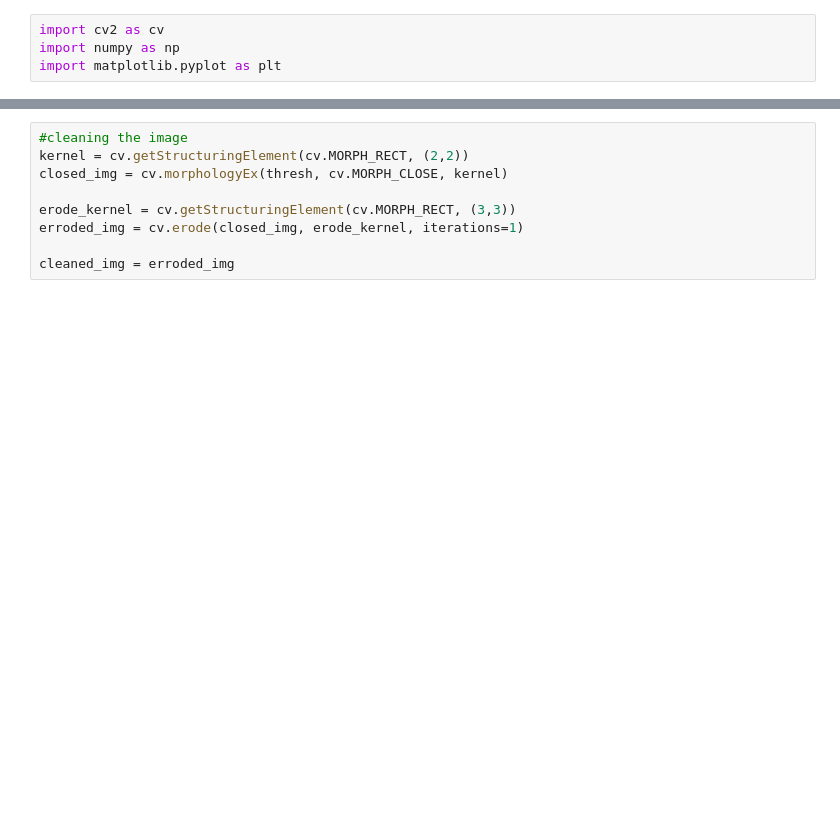
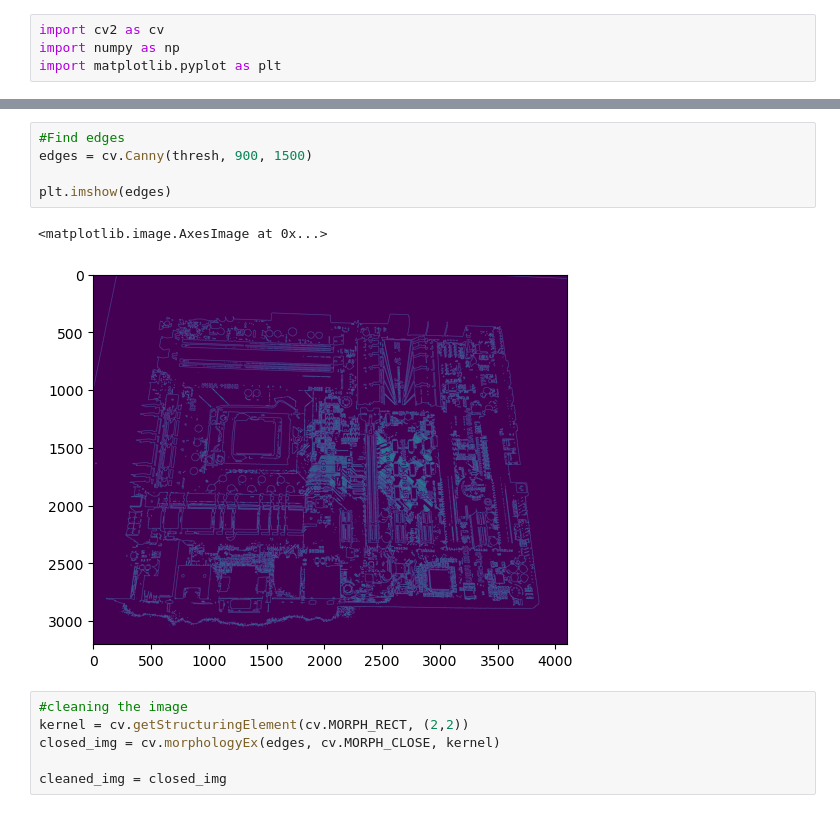
Before and after one commit to CaptainAhad/component-detection-project, a Jupyter notebook: Project 3 Code.ipynb, the cells around one changed output, grey strips where cells are left out. Cells and saved outputs as stored; diff of their text form; blank space fills up the shorter version.

```diff
--- a/Project 3 Code.ipynb
+++ b/Project 3 Code.ipynb
@@ -27,10 +27,15 @@ plt.imshow(thresh, cmap='gray')
+# %%
+#Find edges
+edges = cv.Canny(thresh, 900, 1500)
+
+plt.imshow(edges)
+# %% [output]
+<matplotlib.image.AxesImage at 0x...>
+[figure, added]
 # %%
 #cleaning the image
 kernel = cv.getStructuringElement(cv.MORPH_RECT, (2,2))
-closed_img = cv.morphologyEx(thresh, cv.MORPH_CLOSE, kernel)
+closed_img = cv.morphologyEx(edges, cv.MORPH_CLOSE, kernel)
 
-erode_kernel = cv.getStructuringElement(cv.MORPH_RECT, (3,3))
-erroded_img = cv.erode(closed_img, erode_kernel, iterations=1)
-
-cleaned_img = erroded_img
+cleaned_img = closed_img
 # %%
```
Also changed, not shown: parts of 4 cells of this notebook.
